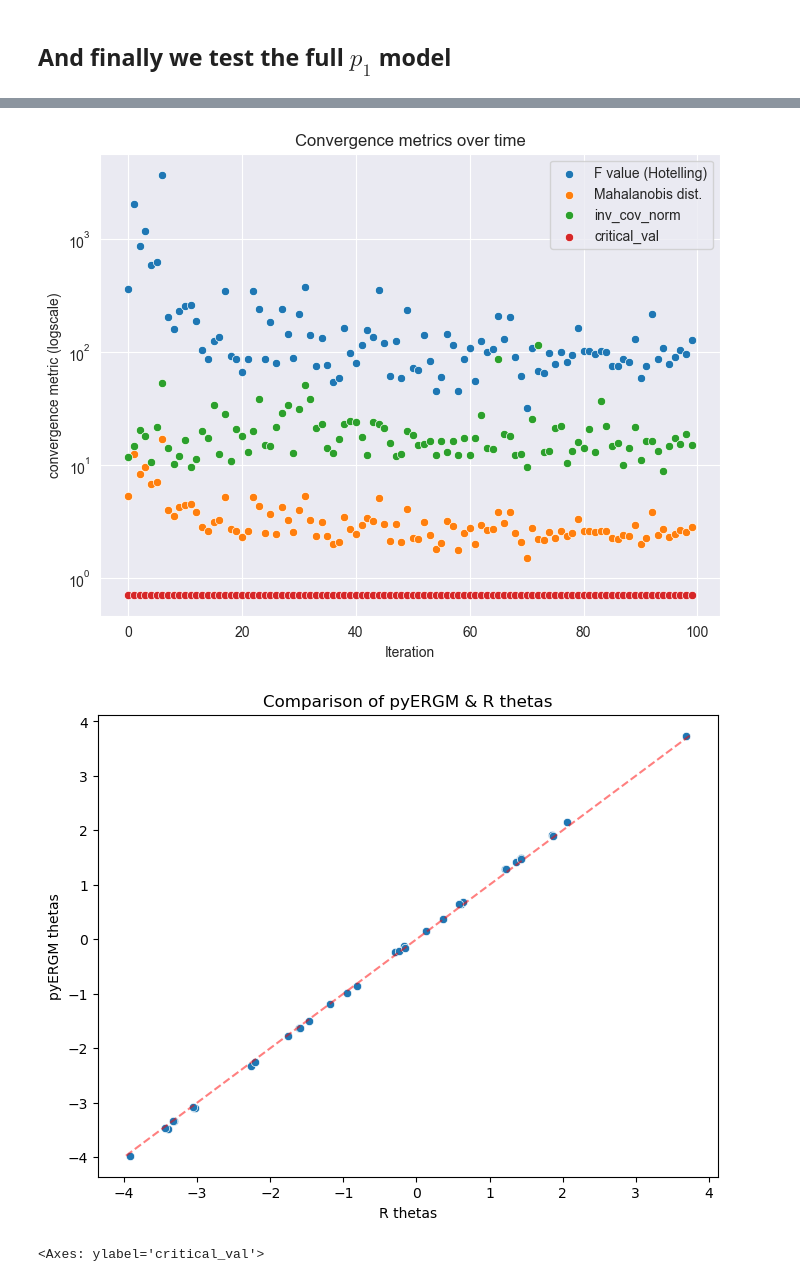
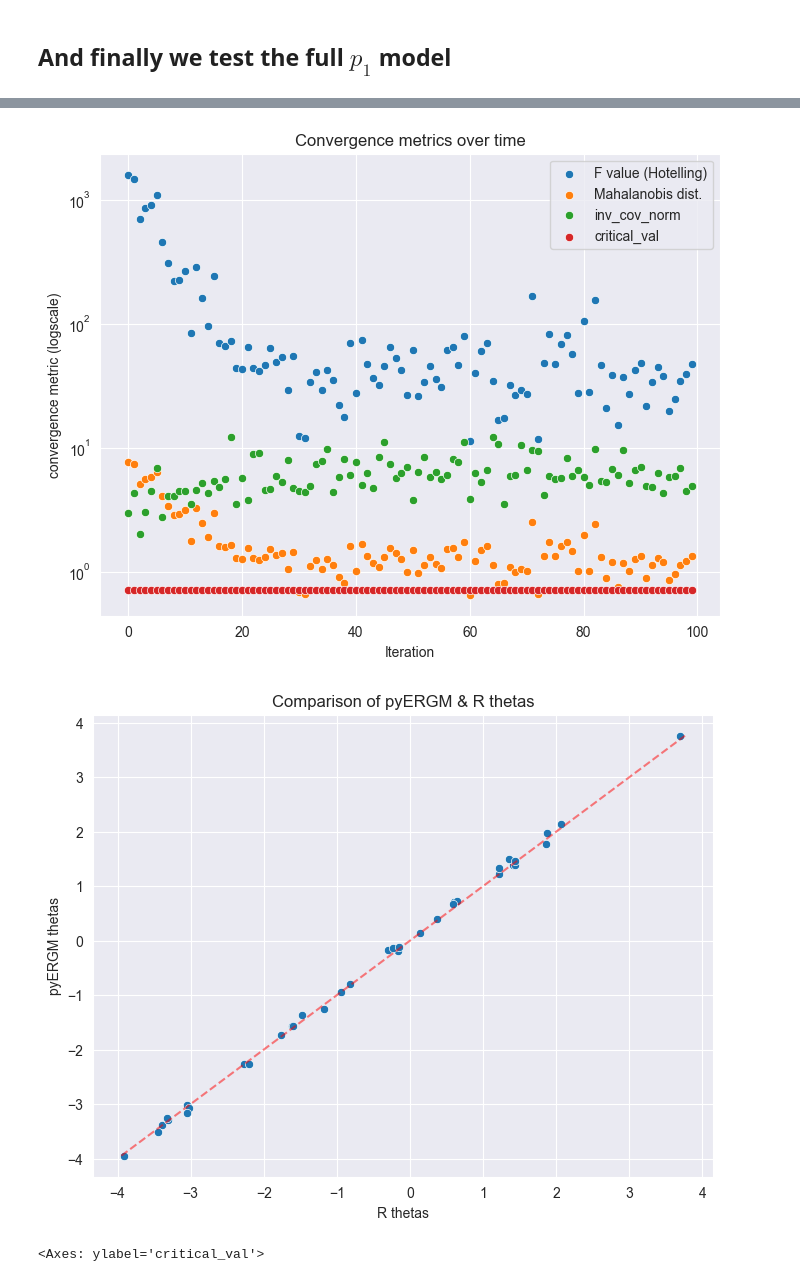
Before and after one commit to tomtalp/pyERGM, a Jupyter notebook: examples/first_example.ipynb, the cells around one changed output, grey strips where cells are left out. Drawn from its saved outputs; the diff is of its cells as text; code cells hidden in the pictures.

```diff
--- a/examples/first_example.ipynb
+++ b/examples/first_example.ipynb
@@ -192,26 +191,25 @@ plt.show()
 n = sampson_matrix.shape[0]
 is_directed = True
 
-
-
-estimated_p_seed = np.sum(sampson_matrix) / (n*(n-1))
+estimated_p_seed = np.sum(sampson_matrix) / (n * (n - 1))
 
 metrics = [NumberOfEdgesDirected(), OutDegree(), InDegree(), TotalReciprocity()]
 
-fitted_model = ERGM(n, metrics, is_directed=is_directed, sample_size=1000, n_mcmc_steps=20, seed_MCMC_proba=estimated_p_seed)
+fitted_model = ERGM(n, metrics, is_directed=is_directed, sample_size=1500, n_mcmc_steps=20,
+                    seed_MCMC_proba=estimated_p_seed)
 
 # convergence_criterion = "zero_grad_norm"
 convergence_criterion = "hotelling"
 
 hotelling_conf = 0.9
 grads, hotelling = fitted_model.fit(sampson_matrix, lr=0.05, opt_steps=100,
-                         lr_decay_pct=0.1, steps_for_decay=25,
-                         sliding_grad_window_k=20, sample_pct_growth=0.05,
-                         convergence_criterion=convergence_criterion,
-                         optimization_method="newton_raphson",
-                         hotelling_confidence=hotelling_conf,
-                         cov_matrix_estimation_method="multivariate_initial_sequence"
-                         # cov_matrix_estimation_method="batch"
+                                    lr_decay_pct=0.005, steps_for_decay=1,
+                                    sliding_grad_window_k=20, sample_pct_growth=0.05,
+                                    convergence_criterion=convergence_criterion,
+                                    optimization_method="newton_raphson",
+                                    hotelling_confidence=hotelling_conf,
+                                    cov_matrix_estimation_method="multivariate_initial_sequence"
+                                    # cov_matrix_estimation_method="batch"
                                     )
 
 fig, ax = plt.subplots(figsize=(10, 8))
@@ -247,37 +261,41 @@ sns.scatterplot(df["critical_val"])
 # sns.scatterplot(df["hessian_norm"])
 ax.set_yscale("log")
 
-ax.legend(["F value (Hotelling)", "Mahalanobis dist.",  "inv_cov_norm", "critical_val",], loc="upper right")
+ax.legend(["F value (Hotelling)", "Mahalanobis dist.", "inv_cov_norm", "critical_val", ], loc="upper right")
 ax.set(xlabel='Iteration', ylabel='convergence metric (logscale)')
 ax.set_title("Convergence metrics over time")
 
-
 plt.show()
 # %% [output]
-[figure, old version]
+[figure, new version]
 # %%
-true_values = {"edges":      -1.1761, "sender2":    -0.2945, "sender3":     1.4141, "sender4":     0.3662, "sender5":     0.1315, "sender6":     1.2148, "sender7":     0.6055,
-"sender8":     1.3609, "sender9":     0.6402, "sender10":    2.0639, "sender11":    1.4355, "sender12":   -0.1681, "sender13":   -0.2322, "sender14":    0.5841, "sender15":    1.8600,
-"sender16":    1.4317, "sender17":    1.2211, "sender18":    1.8724, "receiver2":  -0.1522, "receiver3":  -3.0453, "receiver4":  -1.7596, "receiver5":  -0.8198, "receiver6":  -3.3922,
-"receiver7":  -1.6074, "receiver8":  -2.2656, "receiver9":  -2.2069, "receiver10": -3.9189, "receiver11": -3.0257, "receiver12": -0.9457, "receiver13": -1.4749, "receiver14": -1.5950,
-"receiver15": -3.3147, "receiver16": -3.0567, "receiver17": -3.4436, "receiver18": -3.3239, "mutual":       3.6918
-}
+true_values = {"edges": -1.1761, "sender2": -0.2945, "sender3": 1.4141, "sender4": 0.3662, "sender5": 0.1315,
+               "sender6": 1.2148, "sender7": 0.6055,
+               "sender8": 1.3609, "sender9": 0.6402, "sender10": 2.0639, "sender11": 1.4355, "sender12": -0.1681,
+               "sender13": -0.2322, "sender14": 0.5841, "sender15": 1.8600,
+               "sender16": 1.4317, "sender17": 1.2211, "sender18": 1.8724, "receiver2": -0.1522, "receiver3": -3.0453,
+               "receiver4": -1.7596, "receiver5": -0.8198, "receiver6": -3.3922,
+               "receiver7": -1.6074, "receiver8": -2.2656, "receiver9": -2.2069, "receiver10": -3.9189,
+               "receiver11": -3.0257, "receiver12": -0.9457, "receiver13": -1.4749, "receiver14": -1.5950,
+               "receiver15": -3.3147, "receiver16": -3.0567, "receiver17": -3.4436, "receiver18": -3.3239,
+               "mutual": 3.6918
+               }
 
 true_predictions = np.array(list(true_values.values()))
 fitted_thetas = fitted_model._thetas
 
 fig, ax = plt.subplots(figsize=(8, 6))
 sns.scatterplot(x=true_predictions, y=fitted_thetas)
 
 min_x = min(min(true_predictions), min(fitted_thetas))
 max_x = max(max(true_predictions), max(fitted_thetas))
 
 sns.lineplot(x=[min_x, max_x], y=[min_x, max_x], color="red", linestyle="--", alpha=0.5)
 ax.set(xlabel='R thetas', ylabel='pyERGM thetas')
 ax.set_title("Comparison of pyERGM & R thetas")
 plt.show()
 # %% [output]
-[figure, old version]
+[figure, new version]
 # %%
 sns.scatterplot(df["critical_val"])
 # %% [output]
```
Also changed, not shown: parts of 11 cells of this notebook, 2 other files.
